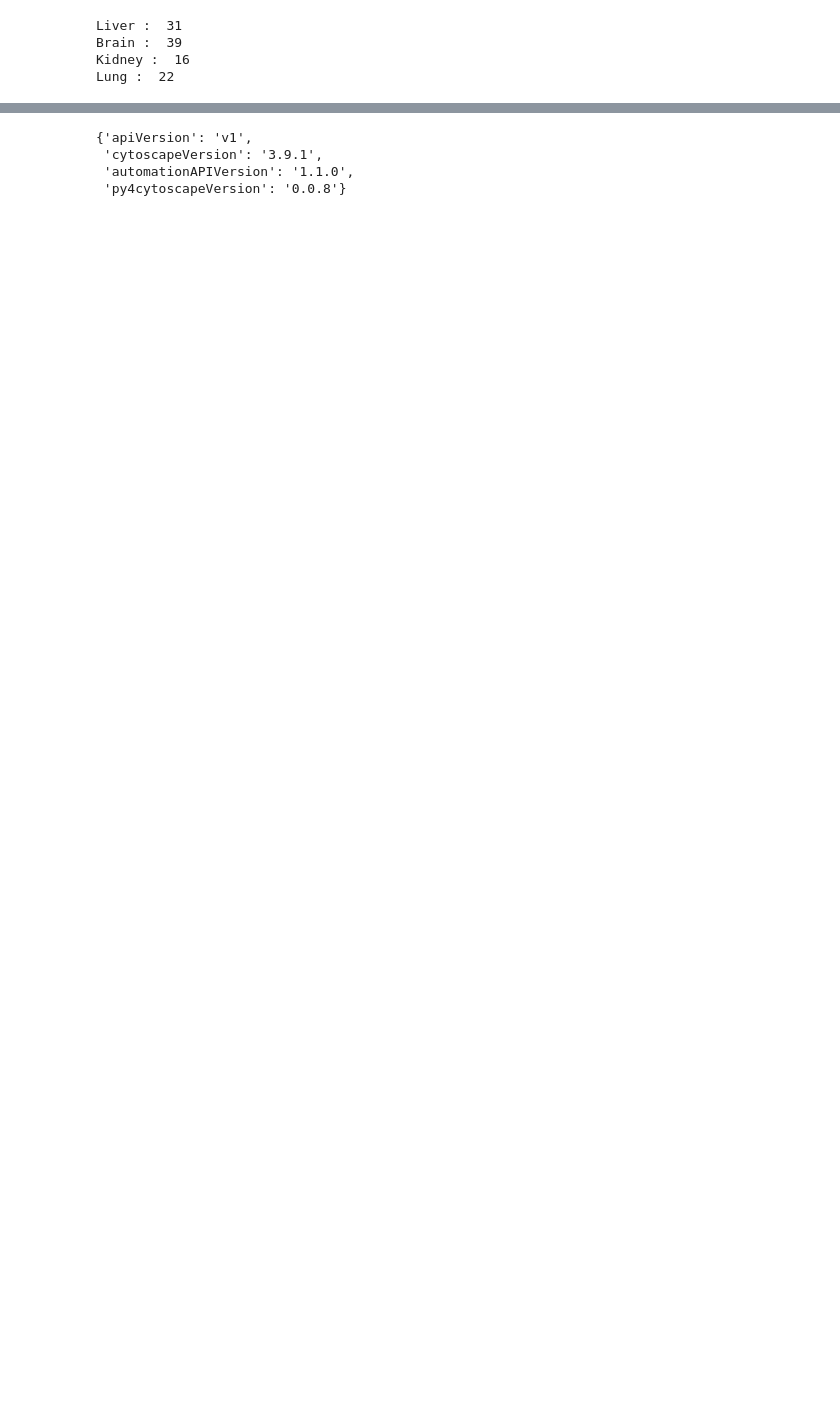
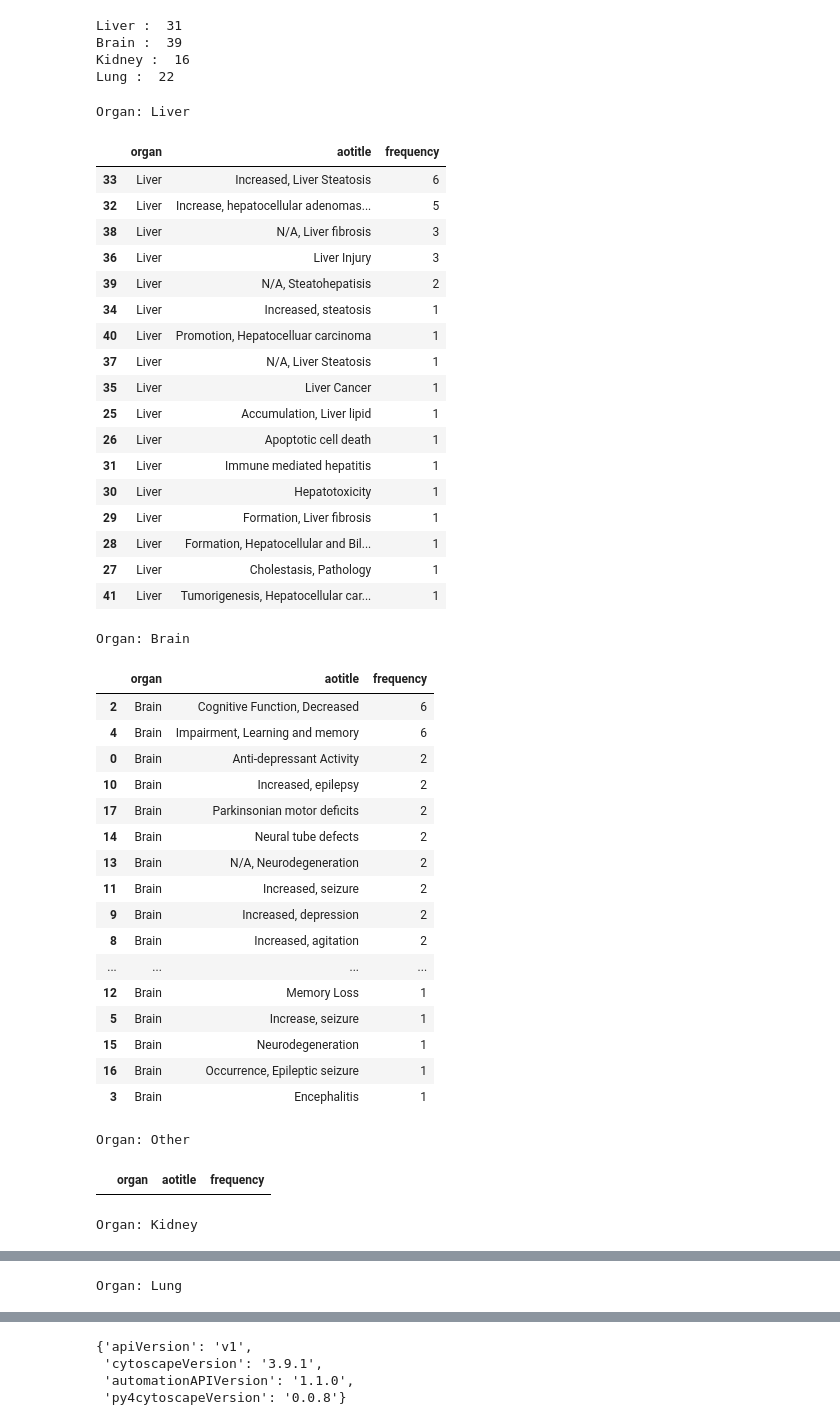
Before and after one commit to TXG-MAP/AOP-Networks, a Jupyter notebook: TSVtoNetwork.ipynb, the cells around one changed output, grey strips where cells are left out. Drawn from its saved outputs; the diff is of its cells as text; code cells hidden in the pictures; blank space fills up the shorter version.

Commit message:
added AO and MIE table exports

```diff
--- a/TSVtoNetwork.ipynb
+++ b/TSVtoNetwork.ipynb
@@ -80,3 +79,69 @@ Liver :  31
 Brain :  39
 Kidney :  16
 Lung :  22
+# %%
+aotitles_by_organ = {}
+
+# Iterate over unique values in the 'organ' column
+for organ in df['organ'].unique():
+    # Filter the DataFrame for the current organ
+    organ_df = df[df['organ'] == organ]
+    # Extract the 'aotitle' values for the current organ
+    aotitles = organ_df['aotitle'].tolist()
+    # Store the list of aotitles for the current organ in the dictionary
+    aotitles_by_organ[organ] = aotitles
+
+# Group by 'organ' and 'aotitle', then count the occurrences of each AO
+frequency_df = df.groupby(['organ', 'aotitle']).size().reset_index(name='frequency')
+frequency_df = frequency_df[frequency_df['organ'] != 'Other']
+
+# Iterate over unique values in the 'organ' column
+for organ in df['organ'].unique():
+    # Filter the frequency DataFrame for the current organ
+    organ_frequency_df = frequency_df[frequency_df['organ'] == organ]
+    organ_frequency_df = organ_frequency_df.sort_values(by='frequency', ascending=False)
+    # Print the DataFrame for the current organ
+    print(f"Organ: {organ}")
+    display(organ_frequency_df)
+    organ_frequency_df.to_csv('output/'+organ+'-AOs.tsv', sep='\t', index=False, encoding='utf-8')
+# %% [output]
+Organ: Liver
+|  | organ | aotitle | frequency |
+| 33 | Liver | Increased, Liver Steatosis | 6 |
+| 32 | Liver | Increase, hepatocellular adenomas... | 5 |
+| 38 | Liver | N/A, Liver fibrosis | 3 |
+| 36 | Liver | Liver Injury | 3 |
+| 39 | Liver | N/A, Steatohepatisis | 2 |
+| 34 | Liver | Increased, steatosis | 1 |
+| 40 | Liver | Promotion, Hepatocelluar carcinoma | 1 |
+| 37 | Liver | N/A, Liver Steatosis | 1 |
+| 35 | Liver | Liver Cancer | 1 |
+| 25 | Liver | Accumulation, Liver lipid | 1 |
+| 26 | Liver | Apoptotic cell death | 1 |
+| 31 | Liver | Immune mediated hepatitis | 1 |
+| 30 | Liver | Hepatotoxicity | 1 |
+| 29 | Liver | Formation, Liver fibrosis | 1 |
+| 28 | Liver | Formation, Hepatocellular and Bil... | 1 |
+| 27 | Liver | Cholestasis, Pathology | 1 |
+| 41 | Liver | Tumorigenesis, Hepatocellular car... | 1 |
+Organ: Brain
+|  | organ | aotitle | frequency |
+| 2 | Brain | Cognitive Function, Decreased | 6 |
+| 4 | Brain | Impairment, Learning and memory | 6 |
+| 0 | Brain | Anti-depressant Activity | 2 |
+| 10 | Brain | Increased, epilepsy | 2 |
+| 17 | Brain | Parkinsonian motor deficits | 2 |
+| 14 | Brain | Neural tube defects | 2 |
+| 13 | Brain | N/A, Neurodegeneration | 2 |
+| 11 | Brain | Increased, seizure | 2 |
+| 9 | Brain | Increased, depression | 2 |
+| 8 | Brain | Increased, agitation | 2 |
+| ... | ... | ... | ... |
+| 12 | Brain | Memory Loss | 1 |
+| 5 | Brain | Increase, seizure | 1 |
+| 15 | Brain | Neurodegeneration | 1 |
+| 16 | Brain | Occurrence, Epileptic seizure | 1 |
+| 3 | Brain | Encephalitis | 1 |
+Organ: Other
+|  | organ | aotitle | frequency |
+Organ: Kidney
@@ -82,0 +155 @@ Lung :  22
+Organ: Lung
```
Also changed, not shown: parts of 5 cells of this notebook, 18 other files.
